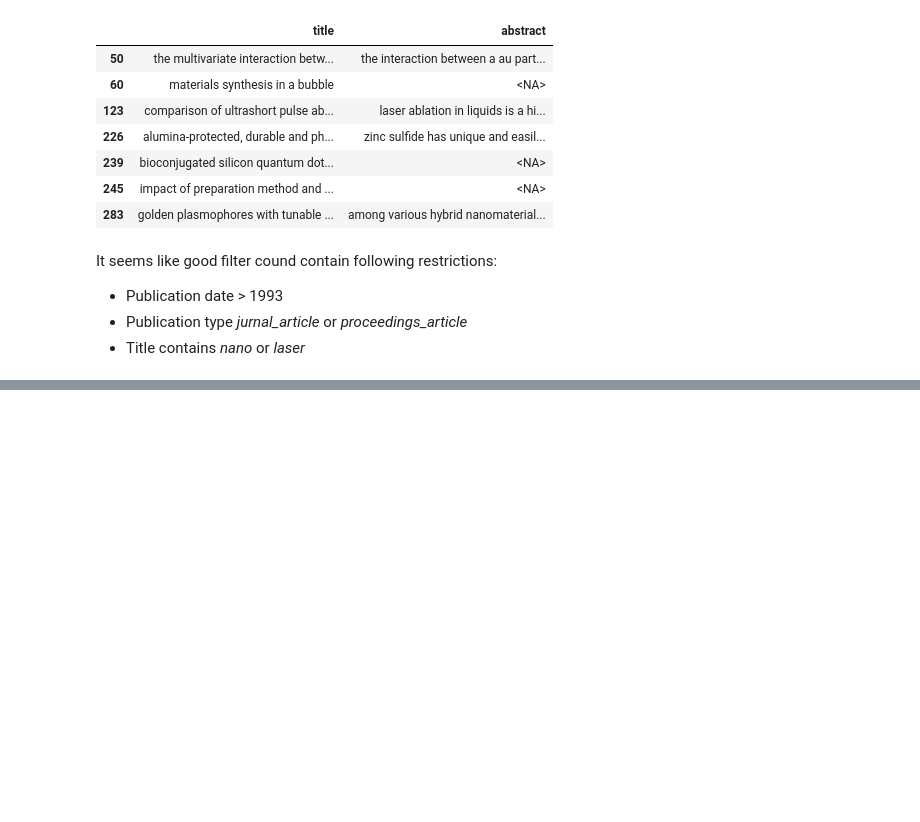
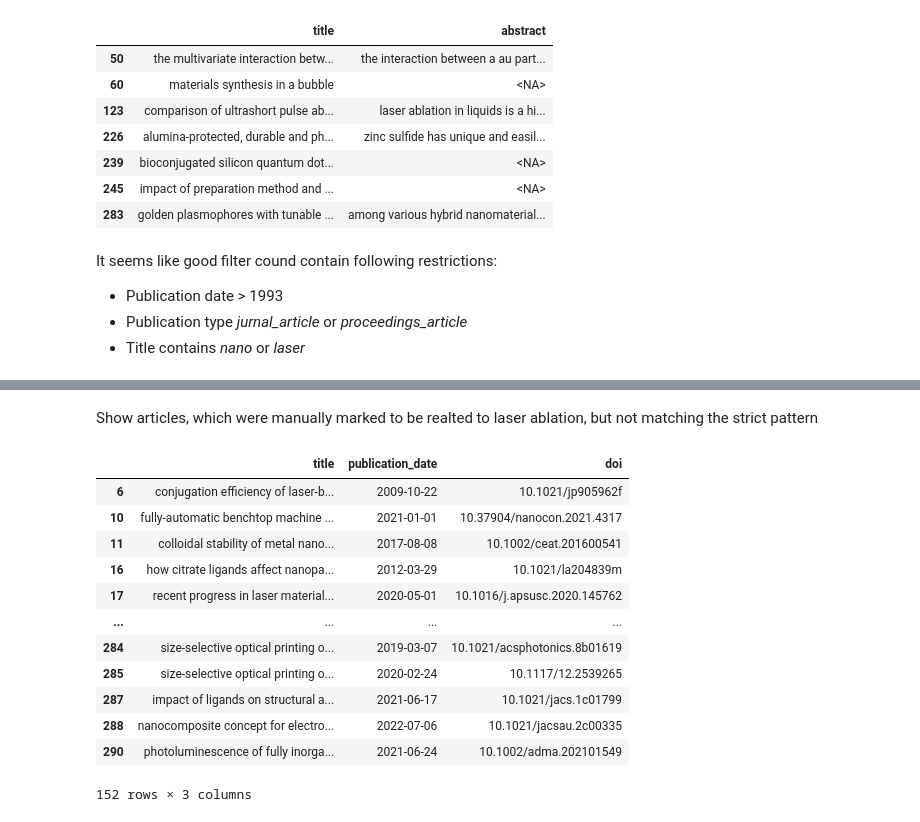
Before and after one commit to Kaldarinz/artfinder, a Jupyter notebook: crossref_base_analysis.ipynb, the cells around one changed output, grey strips where cells are left out. Cells and saved outputs as stored; diff of their text form; code cells hidden in the pictures; blank space fills up the shorter version.

```diff
--- a/crossref_base_analysis.ipynb
+++ b/crossref_base_analysis.ipynb
@@ -173,0 +209,18 @@ It seems like good filter cound contain following restrictions:
+# %% [markdown]
+Show articles, which were manually marked to be realted to laser ablation, but not matching the strict pattern
+# %%
+df_cleaned[~df_cleaned['title'].str.contains(pattern)][['title', 'publication_date', 'doi']]
+# %% [output]
+|  | title | publication_date | doi |
+| 6 | conjugation efficiency of laser-b... | 2009-10-22 | 10.1021/jp905962f |
+| 10 | fully-automatic benchtop machine ... | 2021-01-01 | 10.37904/nanocon.2021.4317 |
+| 11 | colloidal stability of metal nano... | 2017-08-08 | 10.1002/ceat.201600541 |
+| 16 | how citrate ligands affect nanopa... | 2012-03-29 | 10.1021/la204839m |
+| 17 | recent progress in laser material... | 2020-05-01 | 10.1016/j.apsusc.2020.145762 |
+| ... | ... | ... | ... |
+| 284 | size-selective optical printing o... | 2019-03-07 | 10.1021/acsphotonics.8b01619 |
+| 285 | size-selective optical printing o... | 2020-02-24 | 10.1117/12.2539265 |
+| 287 | impact of ligands on structural a... | 2021-06-17 | 10.1021/jacs.1c01799 |
+| 288 | nanocomposite concept for electro... | 2022-07-06 | 10.1021/jacsau.2c00335 |
+| 290 | photoluminescence of fully inorga... | 2021-06-24 | 10.1002/adma.202101549 |
+152 rows × 3 columns
```
Also changed, not shown: parts of 9 cells of this notebook, 3 other files.
